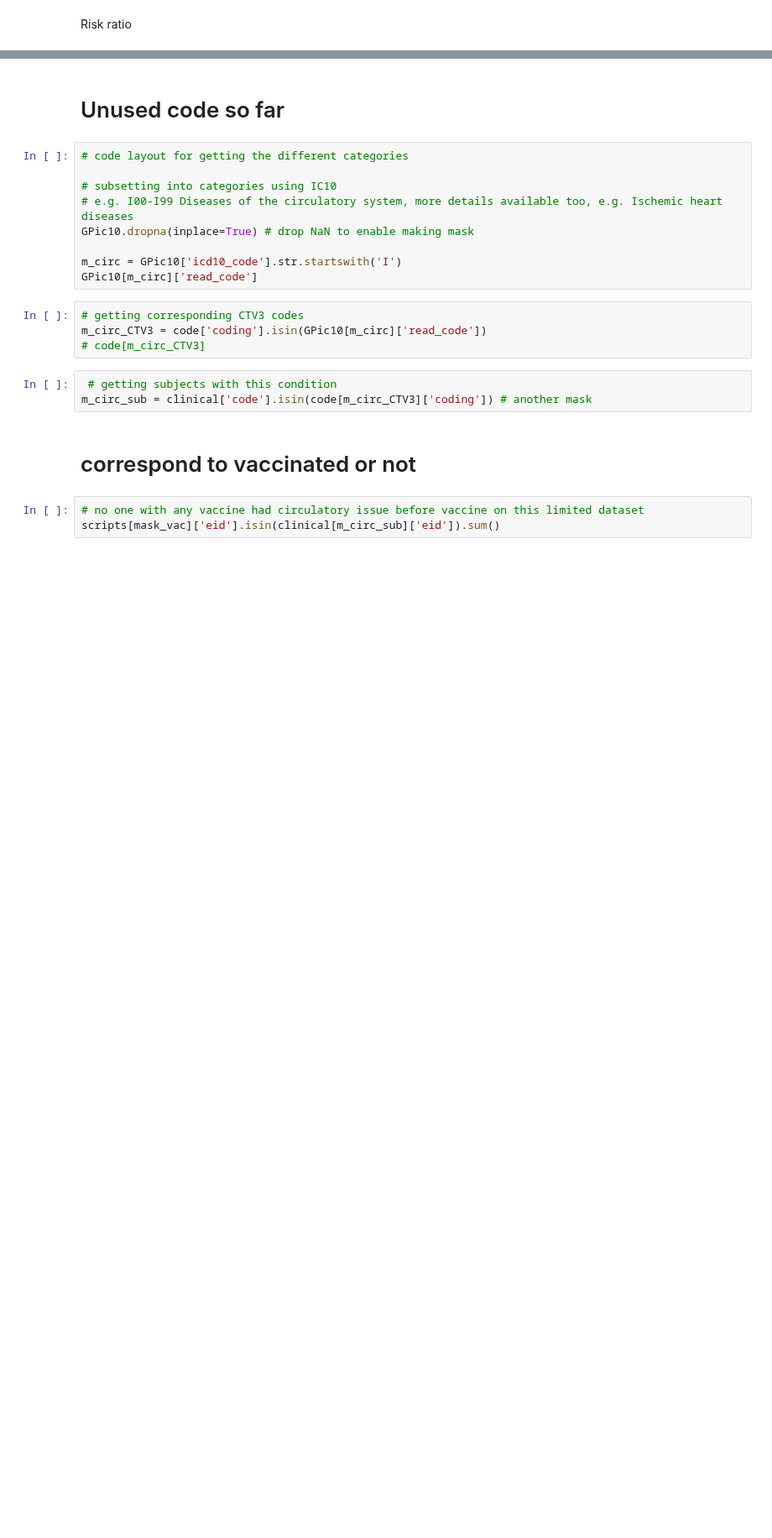
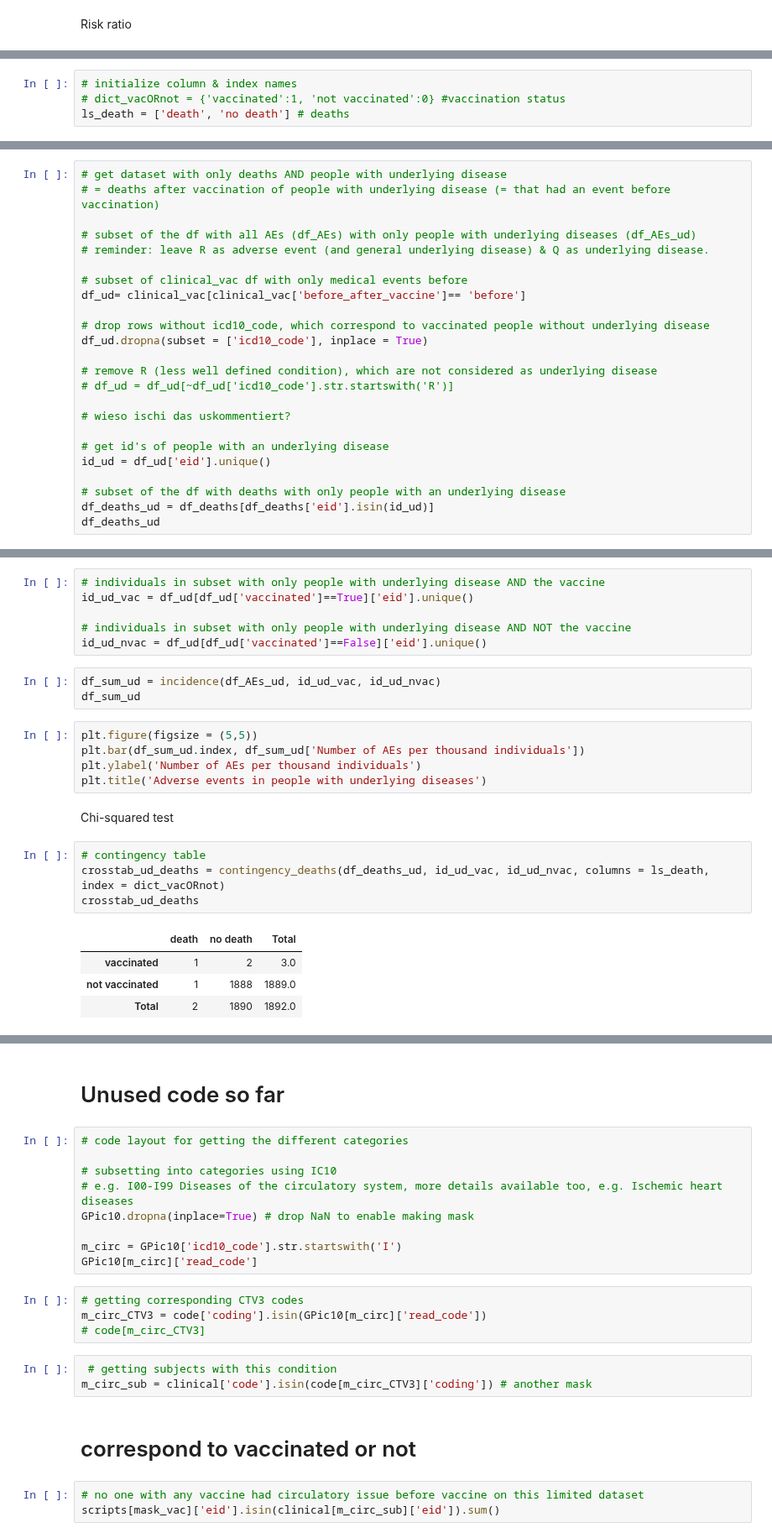
Before and after one commit to MonicaMueller/big-data-final-project, a Jupyter notebook: Project_vaccine_comorbidities.ipynb, the cells around one changed output, grey strips where cells are left out. Shown at 84% size. Saved outputs shown, nothing was run; the diff lists cells and outputs as text; blank space fills up the shorter version.

```diff
--- a/Project_vaccine_comorbidities.ipynb
+++ b/Project_vaccine_comorbidities.ipynb
@@ -980,0 +1825,4 @@ plt.yticks(ticks = y, labels = RR_result_cat.index)
+# %%
+# initialize column & index names
+# dict_vacORnot = {'vaccinated':1, 'not vaccinated':0} #vaccination status
+ls_death = ['death', 'no death'] # deaths
@@ -980,0 +1965,24 @@ plt.yticks(ticks = y, labels = RR_result_cat.index)
+# %%
+# get dataset with only deaths AND people with underlying disease
+# = deaths after vaccination of people with underlying disease (= that had an event before vaccination)
+
+# subset of the df with all AEs (df_AEs) with only people with underlying diseases (df_AEs_ud)
+# reminder: leave R as adverse event (and general underlying disease) & Q as underlying disease.
+
+# subset of clinical_vac df with only medical events before
+df_ud= clinical_vac[clinical_vac['before_after_vaccine']== 'before']
+
+# drop rows without icd10_code, which correspond to vaccinated people without underlying disease
+df_ud.dropna(subset = ['icd10_code'], inplace = True)
+
+# remove R (less well defined condition), which are not considered as underlying disease
+# df_ud = df_ud[~df_ud['icd10_code'].str.startswith('R')]
+
+# wieso ischi das uskommentiert?
+
+# get id's of people with an underlying disease
+id_ud = df_ud['eid'].unique()
+
+# subset of the df with deaths with only people with an underlying disease
+df_deaths_ud = df_deaths[df_deaths['eid'].isin(id_ud)]
+df_deaths_ud
@@ -980,0 +1995,25 @@ plt.yticks(ticks = y, labels = RR_result_cat.index)
+# %%
+# individuals in subset with only people with underlying disease AND the vaccine
+id_ud_vac = df_ud[df_ud['vaccinated']==True]['eid'].unique()
+
+# individuals in subset with only people with underlying disease AND NOT the vaccine
+id_ud_nvac = df_ud[df_ud['vaccinated']==False]['eid'].unique()
+# %%
+df_sum_ud = incidence(df_AEs_ud, id_ud_vac, id_ud_nvac)
+df_sum_ud
+# %%
+plt.figure(figsize = (5,5))
+plt.bar(df_sum_ud.index, df_sum_ud['Number of AEs per thousand individuals'])
+plt.ylabel('Number of AEs per thousand individuals')
+plt.title('Adverse events in people with underlying diseases')
+# %% [markdown]
+Chi-squared test
+# %%
+# contingency table
+crosstab_ud_deaths = contingency_deaths(df_deaths_ud, id_ud_vac, id_ud_nvac, columns = ls_death, index = dict_vacORnot)
+crosstab_ud_deaths
+# %% [output]
+|  | death | no death | Total |
+| vaccinated | 1 | 2 | 3.0 |
+| not vaccinated | 1 | 1888 | 1889.0 |
+| Total | 2 | 1890 | 1892.0 |
```
Also changed, not shown: parts of 126 cells of this notebook.
